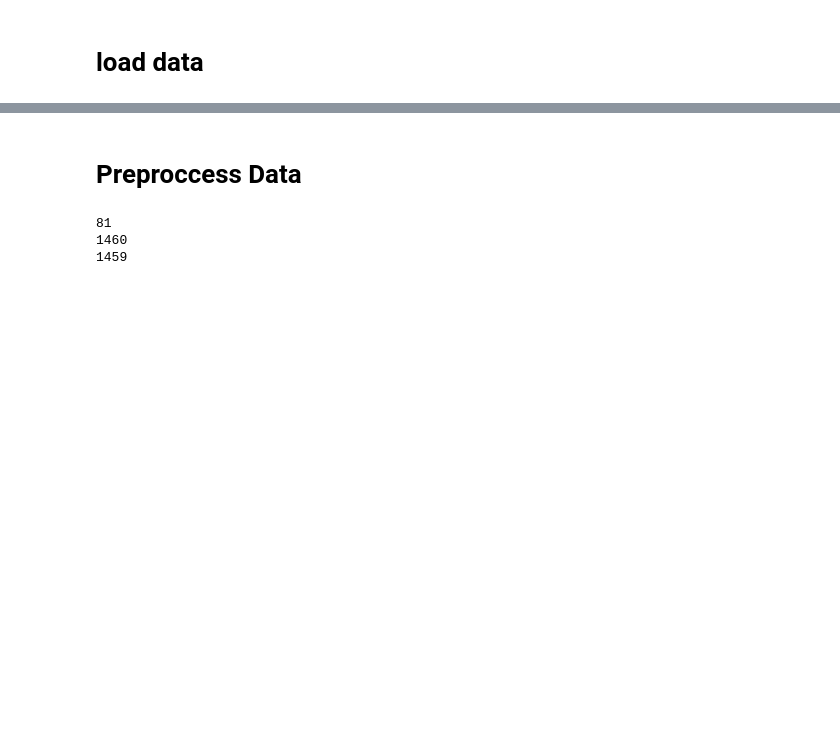
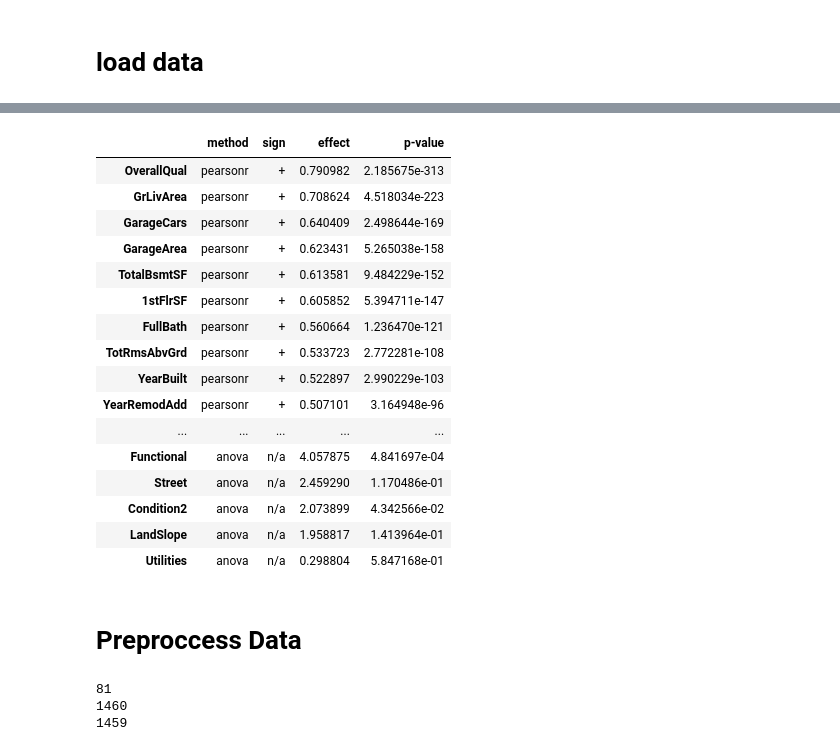
Before and after one commit to Mo-Khater/kaggle_compitions, a Jupyter notebook: src.ipynb, the cells around one changed output, grey strips where cells are left out. Cells and saved outputs as stored; diff of their text form; code cells hidden in the pictures; blank space fills up the shorter version.

```diff
--- a/src.ipynb
+++ b/src.ipynb
@@ -12,2 +59,62 @@ test_id = test_data['Id']
+# %%
+# calc reasonr corr for numeric and numeric and anova for numeric and
+from scipy import stats
+from pandas.api.types import is_numeric_dtype
+import pandas as pd
+
+def bistats(df, label):
+    df_results = pd.DataFrame(columns=['method', 'sign', 'effect', 'p-value'])
+
+    for col in df.columns:
+        if col == label:
+            continue  # skip target itself
+        if df[col].isnull().sum() > 0:
+            continue  # skip cols with nulls
+
+        # Numeric vs numeric → Pearson correlation
+        if is_numeric_dtype(df[col]) and is_numeric_dtype(df[label]):
+            r, p = stats.pearsonr(df[col], df[label])
+            sign = '+' if r > 0 else '-'
+            df_results.loc[col] = ['pearsonr', sign, abs(r), p]
+
+        # Categorical vs numeric → ANOVA
+        elif not is_numeric_dtype(df[col]) and is_numeric_dtype(df[label]):
+            groups = [df[label][df[col] == cat] for cat in df[col].unique()]
+            f_stat, p = stats.f_oneway(*groups)
+            sign = 'n/a'  # no direction for ANOVA
+            df_results.loc[col] = ['anova', sign, f_stat, p]
+
+        # Numeric vs categorical → ANOVA
+        elif is_numeric_dtype(df[col]) and not is_numeric_dtype(df[label]):
+            groups = [df[col][df[label] == cat] for cat in df[label].unique()]
+            f_stat, p = stats.f_oneway(*groups)
+            sign = 'n/a'
+            df_results.loc[col] = ['anova', sign, f_stat, p]
+
+        else:
+            df_results.loc[col] = ['n/a', 'n/a', 'n/a', 'n/a']
+
+    return df_results.sort_values(by=['method','effect'],ascending=False)
+
+bistats_summary = bistats(train_data,'SalePrice')
+bistats_summary
+# %% [output]
+|  | method | sign | effect | p-value |
+| OverallQual | pearsonr | + | 0.790982 | 2.185675e-313 |
+| GrLivArea | pearsonr | + | 0.708624 | 4.518034e-223 |
+| GarageCars | pearsonr | + | 0.640409 | 2.498644e-169 |
+| GarageArea | pearsonr | + | 0.623431 | 5.265038e-158 |
+| TotalBsmtSF | pearsonr | + | 0.613581 | 9.484229e-152 |
+| 1stFlrSF | pearsonr | + | 0.605852 | 5.394711e-147 |
+| FullBath | pearsonr | + | 0.560664 | 1.236470e-121 |
+| TotRmsAbvGrd | pearsonr | + | 0.533723 | 2.772281e-108 |
+| YearBuilt | pearsonr | + | 0.522897 | 2.990229e-103 |
+| YearRemodAdd | pearsonr | + | 0.507101 | 3.164948e-96 |
+| ... | ... | ... | ... | ... |
+| Functional | anova | n/a | 4.057875 | 4.841697e-04 |
+| Street | anova | n/a | 2.459290 | 1.170486e-01 |
+| Condition2 | anova | n/a | 2.073899 | 4.342566e-02 |
+| LandSlope | anova | n/a | 1.958817 | 1.413964e-01 |
+| Utilities | anova | n/a | 0.298804 | 5.847168e-01 |
 # %% [markdown]
 # Preproccess Data
```
Also changed, not shown: parts of 7 cells of this notebook.
